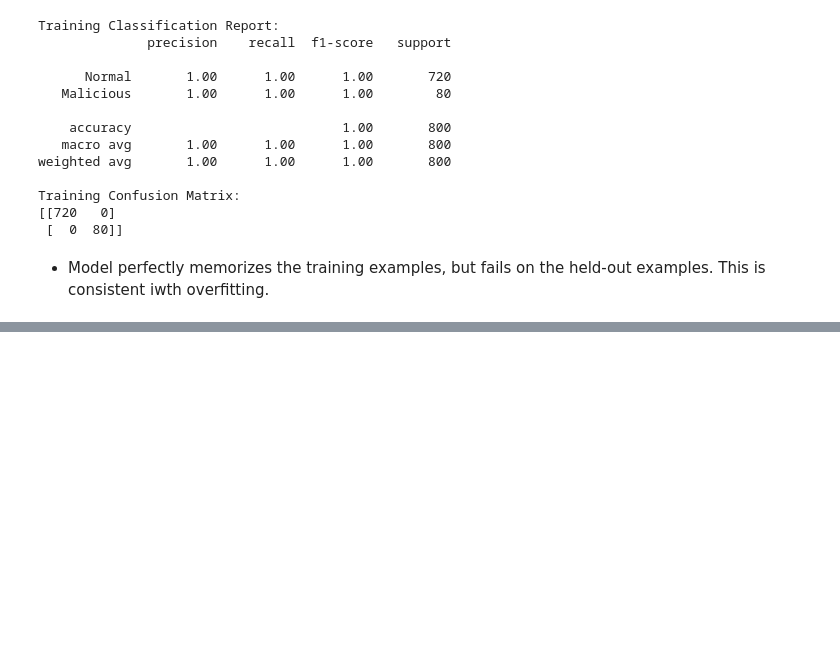
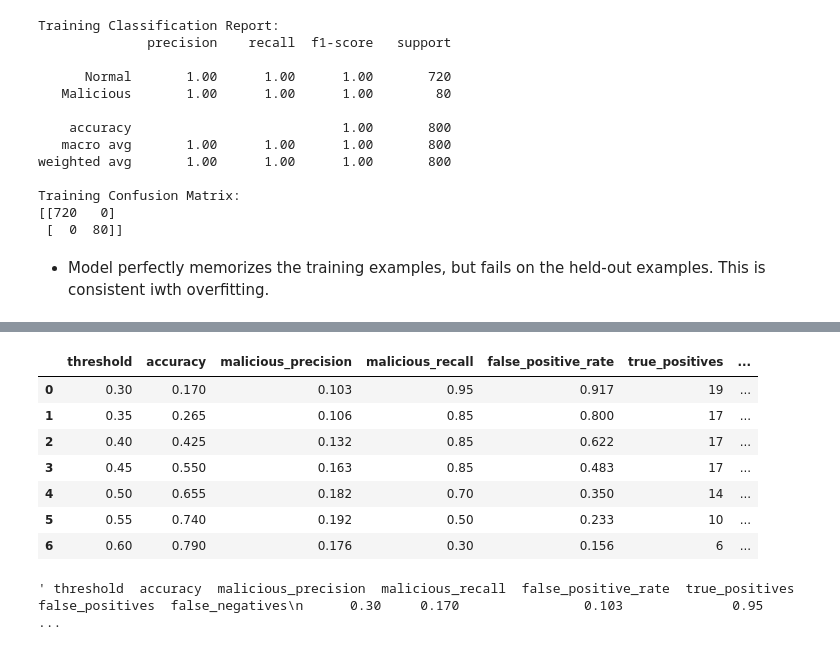
Before and after one commit to shivainlabs/Network-Traffic-Anomaly-Detection, a Jupyter notebook: notebooks/03_model_training.ipynb, the cells around one changed output, grey strips where cells are left out. Saved outputs shown, nothing was run; the diff lists cells and outputs as text; code cells hidden in the pictures; blank space fills up the shorter version.

Commit message:
Logistic Regression: Malicious Recall 70 % and Accuracy: 66 %

```diff
--- a/notebooks/03_model_training.ipynb
+++ b/notebooks/03_model_training.ipynb
@@ -304,0 +516,10 @@ Training Confusion Matrix:
+# %%
+import pandas as pd
+
+lr_proba = lr_pipeline.predict_proba(X_test)[:, 1]
+
+print("Logistic Regression — malicious probability summary")
+print(pd.Series(lr_proba).describe())
+
+print("\nMaximum probability:", round(lr_proba.max(), 4))
+print("Minimum probability:", round(lr_proba.min(), 4))
@@ -304,0 +540,54 @@ Training Confusion Matrix:
+# %%
+import pandas as pd
+from sklearn.metrics import confusion_matrix
+
+threshold_results = []
+
+for threshold in [0.30, 0.35, 0.40, 0.45, 0.50, 0.55, 0.60]:
+    y_pred_threshold = (lr_proba >= threshold).astype(int)
+
+    tn, fp, fn, tp = confusion_matrix(
+        y_test,
+        y_pred_threshold,
+        labels=[0, 1]
+    ).ravel()
+
+    threshold_results.append({
+        "threshold": threshold,
+        "accuracy": (tn + tp) / (tn + fp + fn + tp),
+        "malicious_precision": tp / (tp + fp) if (tp + fp) else 0,
+        "malicious_recall": tp / (tp + fn) if (tp + fn) else 0,
+        "false_positive_rate": fp / (fp + tn) if (fp + tn) else 0,
+        "true_positives": tp,
+        "false_positives": fp,
+        "false_negatives": fn
+    })
+
+threshold_df = pd.DataFrame(threshold_results)
+display(threshold_df.round(3))
+# %% [output]
+|  | threshold | accuracy | malicious_precision | malicious_recall | false_positive_rate | true_positives | ... |
+| 0 | 0.30 | 0.170 | 0.103 | 0.95 | 0.917 | 19 | ... |
+| 1 | 0.35 | 0.265 | 0.106 | 0.85 | 0.800 | 17 | ... |
+| 2 | 0.40 | 0.425 | 0.132 | 0.85 | 0.622 | 17 | ... |
+| 3 | 0.45 | 0.550 | 0.163 | 0.85 | 0.483 | 17 | ... |
+| 4 | 0.50 | 0.655 | 0.182 | 0.70 | 0.350 | 14 | ... |
+| 5 | 0.55 | 0.740 | 0.192 | 0.50 | 0.233 | 10 | ... |
+| 6 | 0.60 | 0.790 | 0.176 | 0.30 | 0.156 | 6 | ... |
+# %%
+display(
+    threshold_df[
+        [
+            "threshold",
+            "accuracy",
+            "malicious_precision",
+            "malicious_recall",
+            "false_positive_rate",
+            "true_positives",
+            "false_positives",
+            "false_negatives"
+        ]
+    ].round(3).to_string(index=False)
+)
+# %% [output]
+' threshold  accuracy  malicious_precision  malicious_recall  false_positive_rate  true_positives  false_positives  false_negatives\n      0.30     0.170                0.103              0.95         ...
```
Also changed, not shown: parts of 14 cells of this notebook.
